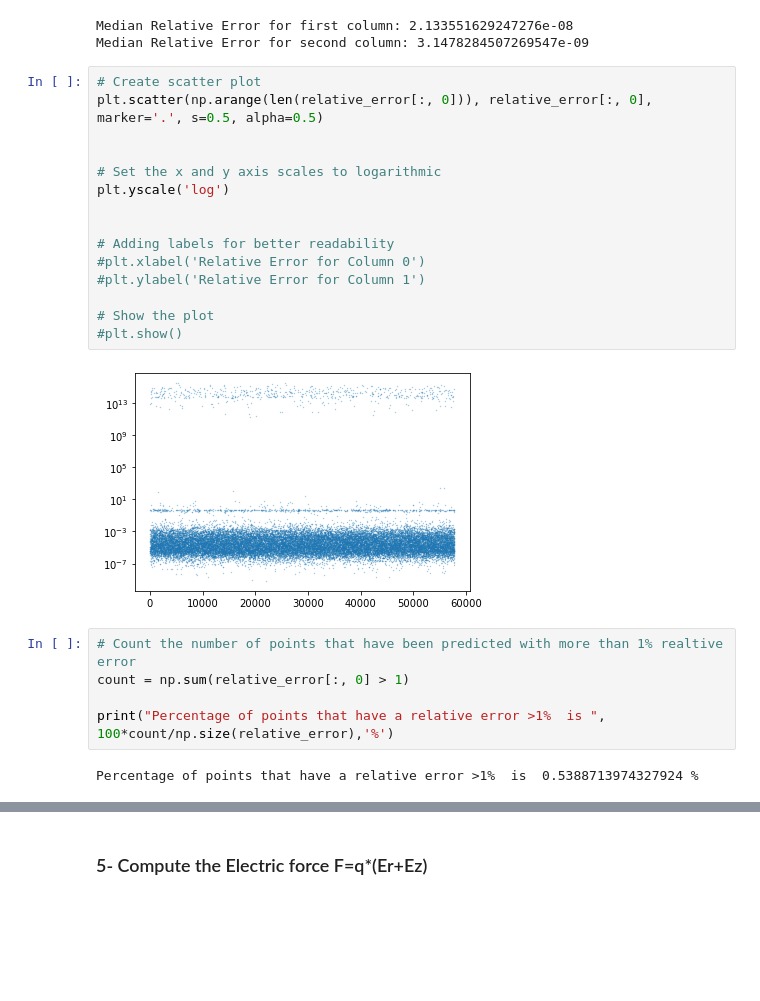
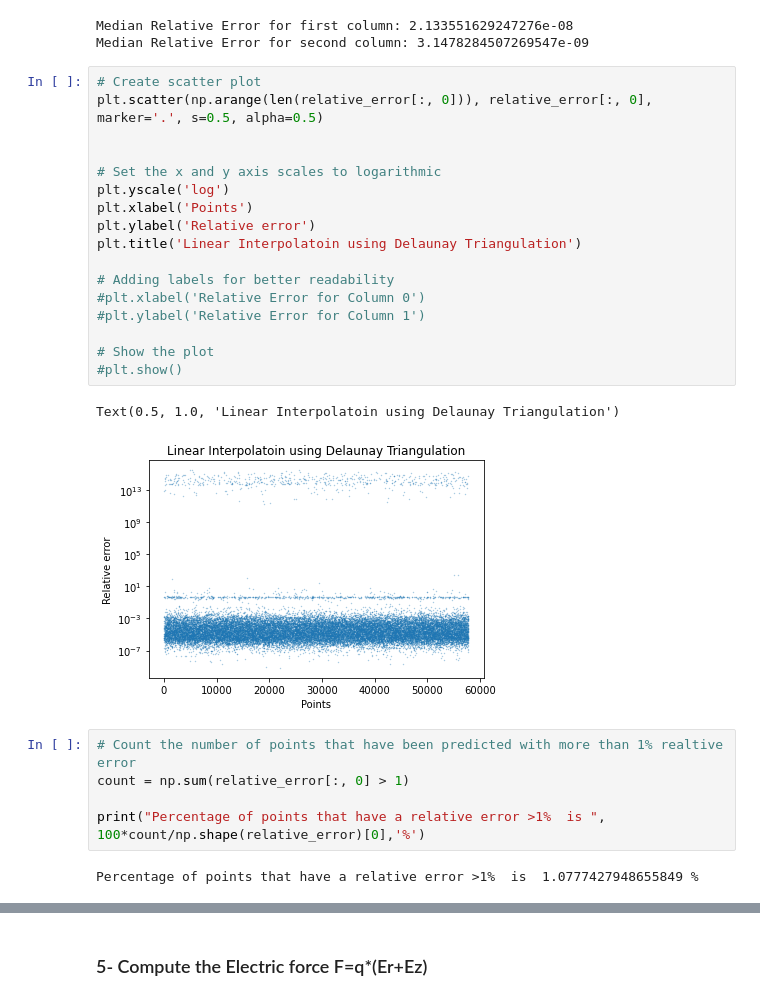
Before and after one commit to Rafid-Ben/Electrospray_DF_Py, a Jupyter notebook: interpolation.ipynb, the cells around one changed output, grey strips where cells are left out. Drawn from its saved outputs; the diff is of its cells as text; blank space fills up the shorter version.

```diff
--- a/interpolation.ipynb
+++ b/interpolation.ipynb
@@ -308,24 +308,27 @@ Median Relative Error for second column: 3.1478284507269547e-09
 # %%
 # Create scatter plot
 plt.scatter(np.arange(len(relative_error[:, 0])), relative_error[:, 0], marker='.', s=0.5, alpha=0.5)
 
 
 # Set the x and y axis scales to logarithmic
 plt.yscale('log')
-
+plt.xlabel('Points')
+plt.ylabel('Relative error')
+plt.title('Linear Interpolatoin using Delaunay Triangulation')
 
 # Adding labels for better readability
 #plt.xlabel('Relative Error for Column 0')
 #plt.ylabel('Relative Error for Column 1')
 
 # Show the plot
 #plt.show()
 # %% [output]
+Text(0.5, 1.0, 'Linear Interpolatoin using Delaunay Triangulation')
-[figure, old version]
+[figure, new version]
 # %%
 # Count the number of points that have been predicted with more than 1% realtive error
 count = np.sum(relative_error[:, 0] > 1)
 
-print("Percentage of points that have a relative error >1%  is ", 100*count/np.size(relative_error),'%')
+print("Percentage of points that have a relative error >1%  is ", 100*count/np.shape(relative_error)[0],'%')
 # %% [output]
-Percentage of points that have a relative error >1%  is  0.5388713974327924 %
+Percentage of points that have a relative error >1%  is  1.0777427948655849 %
```
Also changed, not shown: parts of 1 cell of this notebook, 1 other file.
